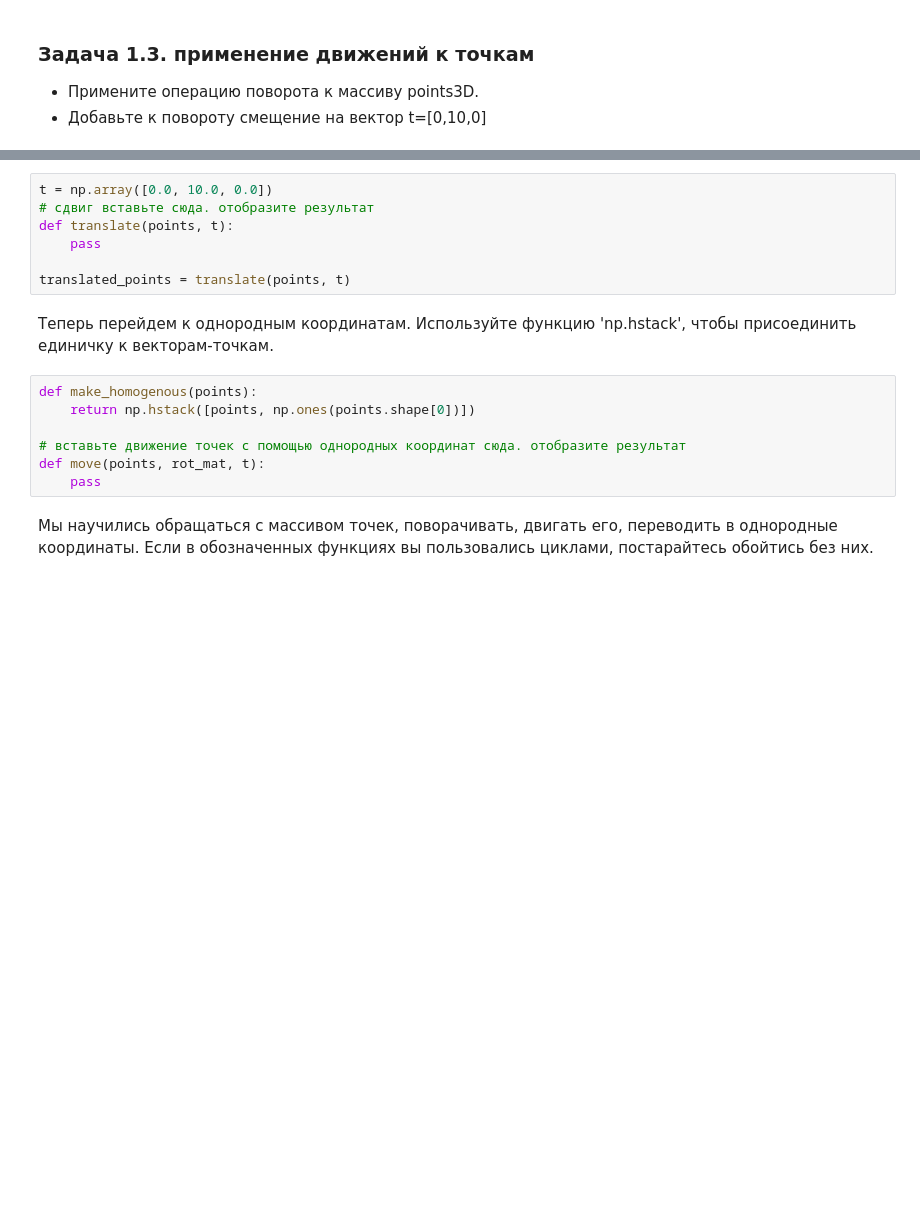
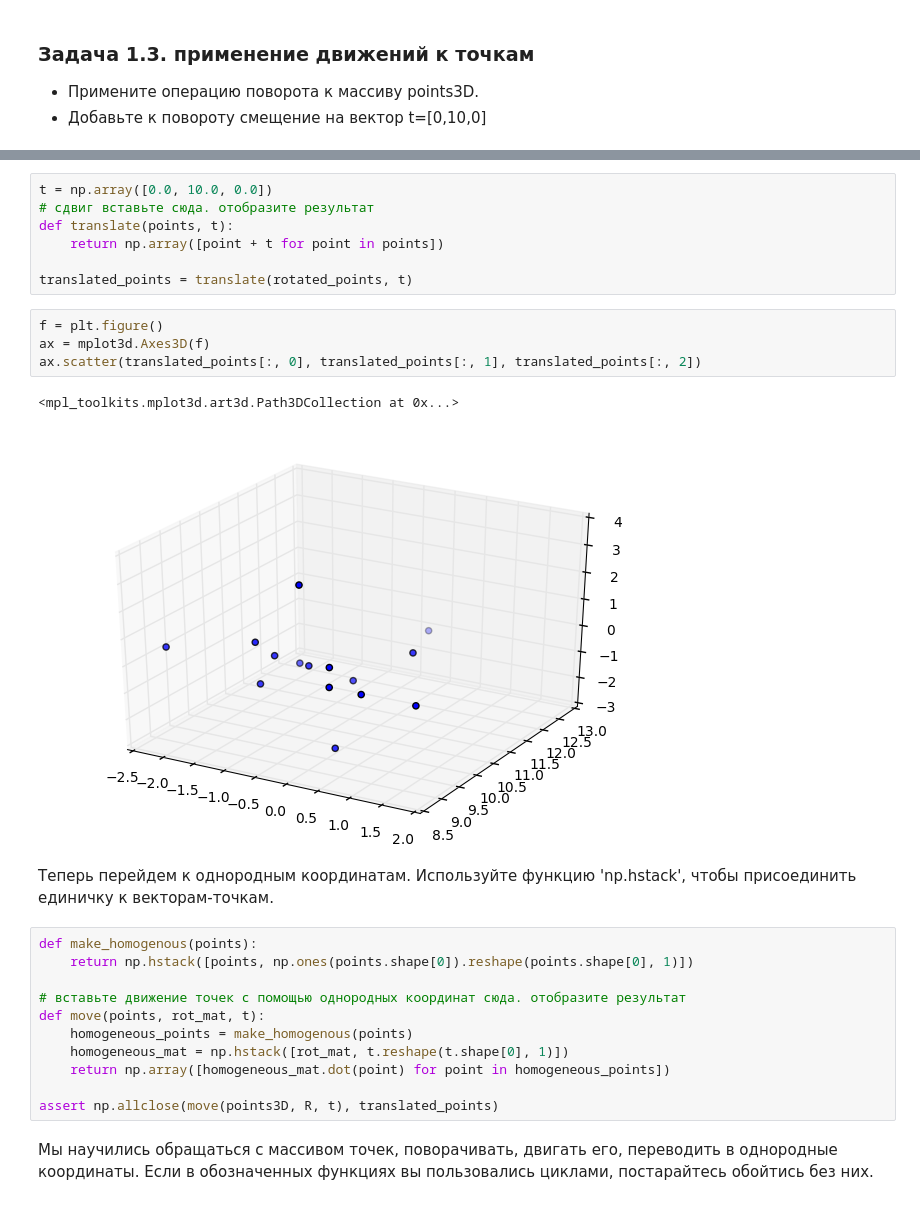
Before and after one commit to vicproon/camgeom, a Jupyter notebook: notebooks/geometry_and_monocular.ipynb, the cells around one changed output, grey strips where cells are left out. Drawn from its saved outputs; the diff is of its cells as text; blank space fills up the shorter version.

```diff
--- a/notebooks/geometry_and_monocular.ipynb
+++ b/notebooks/geometry_and_monocular.ipynb
@@ -140,19 +98,30 @@ rotated_points = rotate(points3D, R)
 t = np.array([0.0, 10.0, 0.0])
 # сдвиг вставьте сюда. отобразите результат
 def translate(points, t):
-    pass
+    return np.array([point + t for point in points])
 
-translated_points = translate(points, t)
+translated_points = translate(rotated_points, t)
+# %%
+f = plt.figure()
+ax = mplot3d.Axes3D(f)
+ax.scatter(translated_points[:, 0], translated_points[:, 1], translated_points[:, 2])
+# %% [output]
+<mpl_toolkits.mplot3d.art3d.Path3DCollection at 0x...>
+[figure, added]
 # %% [markdown]
 Теперь перейдем к однородным координатам.
 Используйте функцию 'np.hstack', чтобы присоединить единичку к векторам-точкам.
 # %%
 def make_homogenous(points):
-    return np.hstack([points, np.ones(points.shape[0])])
+    return np.hstack([points, np.ones(points.shape[0]).reshape(points.shape[0], 1)])
 
 # вставьте движение точек с помощью однородных координат сюда. отобразите результат
 def move(points, rot_mat, t):
-    pass
+    homogeneous_points = make_homogenous(points)
+    homogeneous_mat = np.hstack([rot_mat, t.reshape(t.shape[0], 1)])
+    return np.array([homogeneous_mat.dot(point) for point in homogeneous_points])
+
+assert np.allclose(move(points3D, R, t), translated_points)
 # %% [markdown]
 Мы научились обращаться с массивом точек, поворачивать, двигать его, переводить в однородные координаты.
 Если в обозначенных функциях вы пользовались циклами, постарайтесь обойтись без них.
```
Also changed, not shown: parts of 32 cells of this notebook.
